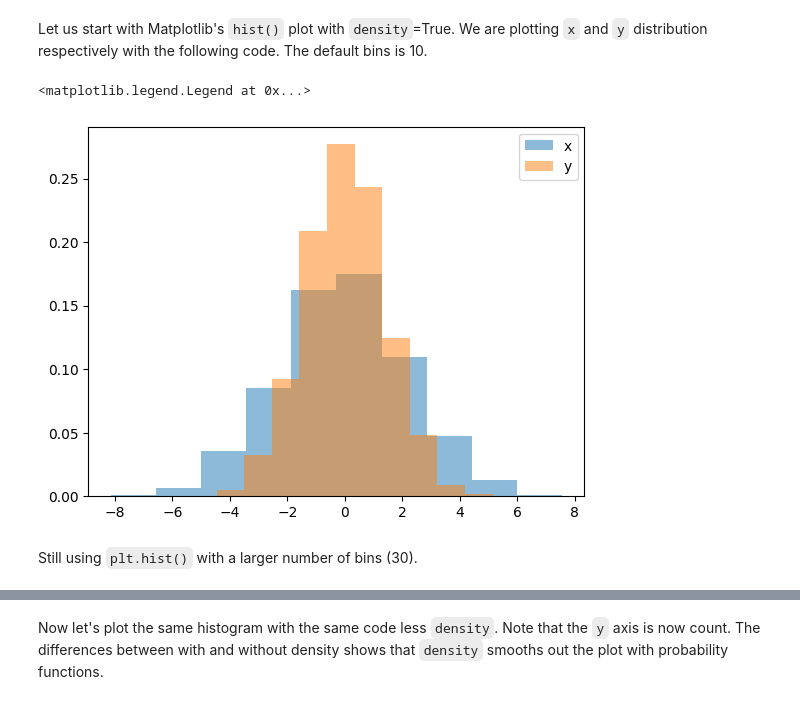
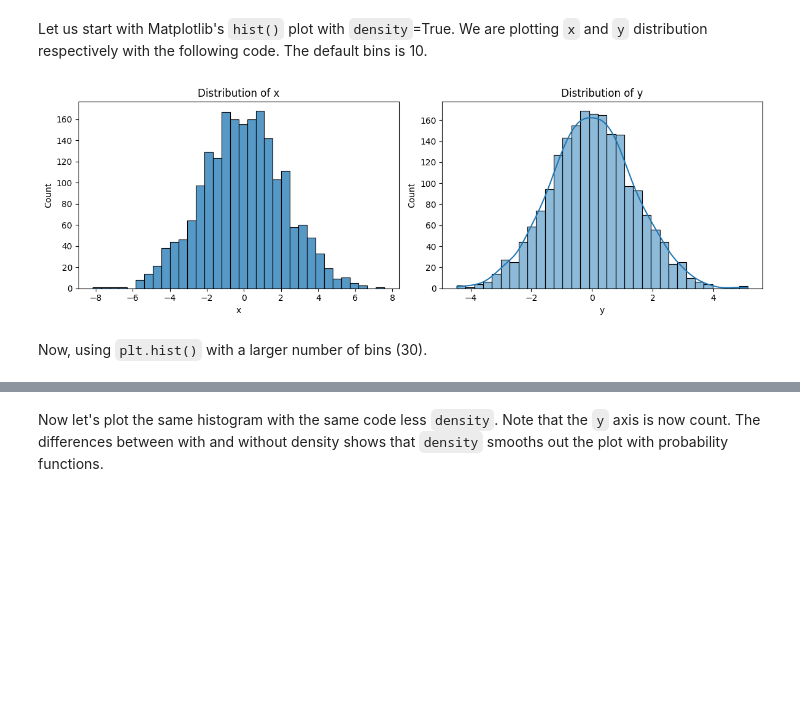
Before and after one commit to tychen742/thinkdsm, a Jupyter notebook: chapters/06-visualization/0606-vis-sns-intro.ipynb, the cells around one changed output, grey strips where cells are left out. Drawn from its saved outputs; the diff is of its cells as text; code cells hidden in the pictures; blank space fills up the shorter version.

```diff
--- a/chapters/06-visualization/0606-vis-sns-intro.ipynb
+++ b/chapters/06-visualization/0606-vis-sns-intro.ipynb
@@ -160,11 +193,18 @@ data
 # %% [markdown]
 Let us start with Matplotlib's `hist()` plot with `density`=True. We are plotting `x` and `y` distribution respectively with the following code. The default bins is 10.
 # %%
-for col in 'xy':
-    plt.hist(data[col], density=True, alpha=0.5, label=col)
-plt.legend()
+fig, axes = plt.subplots(1, 2, figsize=(12, 4))
+
+for i, col in enumerate('xy'):
+    if i == 0:
+        sns.histplot(data=data[col], ax=axes[i])
+    else:
+        sns.histplot(data=data[col], kde=True,  ax=axes[i])
+
+    axes[i].set_title(f'Distribution of {col}')
+
+plt.tight_layout()
 # %% [output]
-<matplotlib.legend.Legend at 0x...>
-[figure, old version]
+[figure, new version]
 # %% [markdown]
-Still using `plt.hist()` with a larger number of bins (30).
+Now, using `plt.hist()` with a larger number of bins (30).
```
Also changed, not shown: parts of 10 cells of this notebook, 4 other files.
